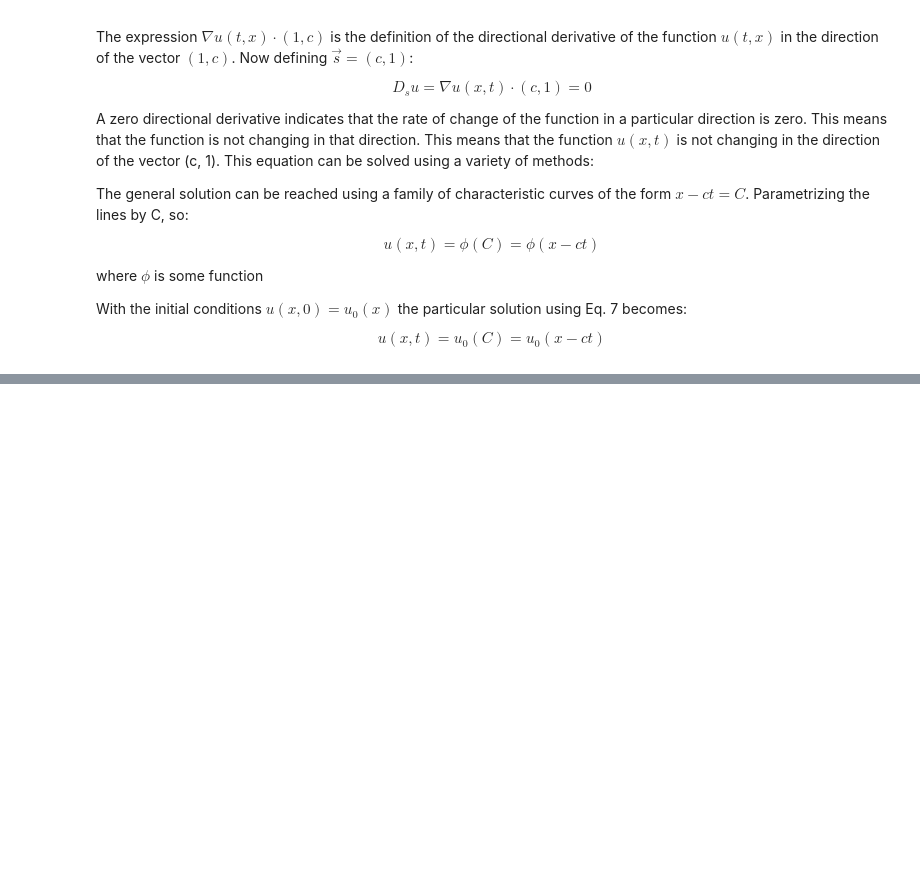
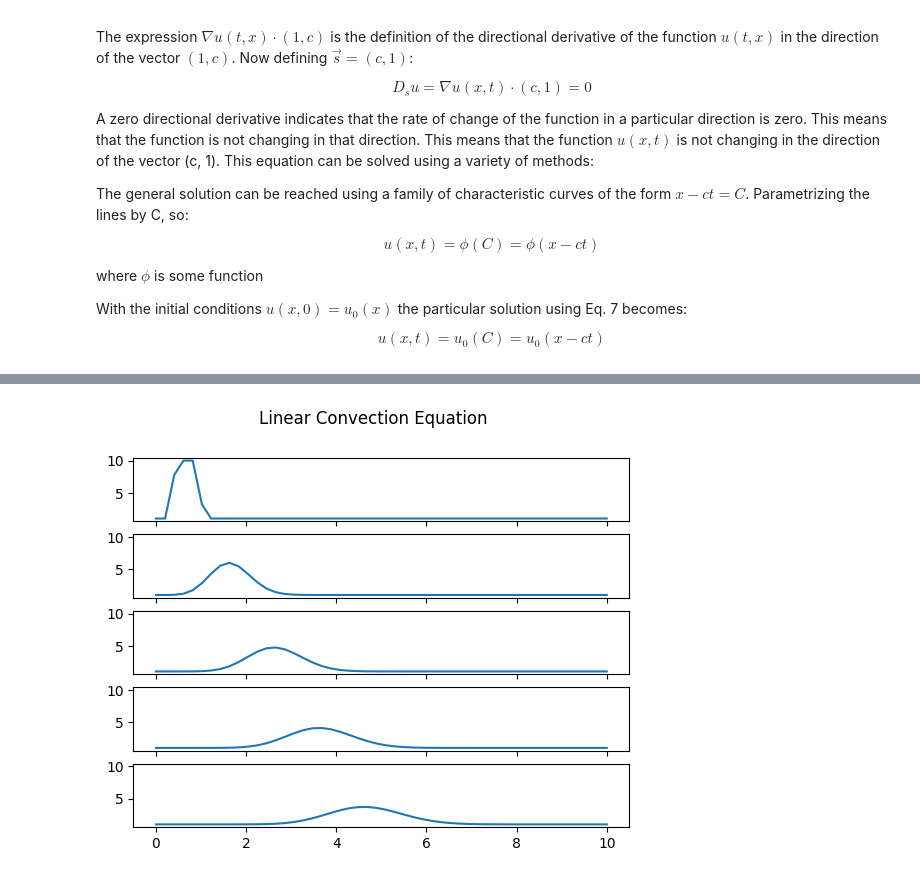
Before and after one commit to omar11205/computationalFluidDynamics, a Jupyter notebook: 1DLinearConvectionEquation.ipynb, the cells around one changed output, grey strips where cells are left out. Cells and saved outputs as stored; diff of their text form; code cells hidden in the pictures; blank space fills up the shorter version.

```diff
--- a/1DLinearConvectionEquation.ipynb
+++ b/1DLinearConvectionEquation.ipynb
@@ -177 +197,9 @@ for n in range(number_of_timesteps): # run from 0 to number_of_timesteps times
+# %%
+fig, axs = plt.subplots(5, sharex=True, sharey=True)
+fig.suptitle('Linear Convection Equation')
+
+for i in range(0,5):
+    axs[i].plot(np.linspace(0, total_x_lenght, number_grid_points_x), matrix[:,i*20])
+# %% [output]
+[figure, added]
 # %%
```
Also changed, not shown: parts of 14 cells of this notebook.
